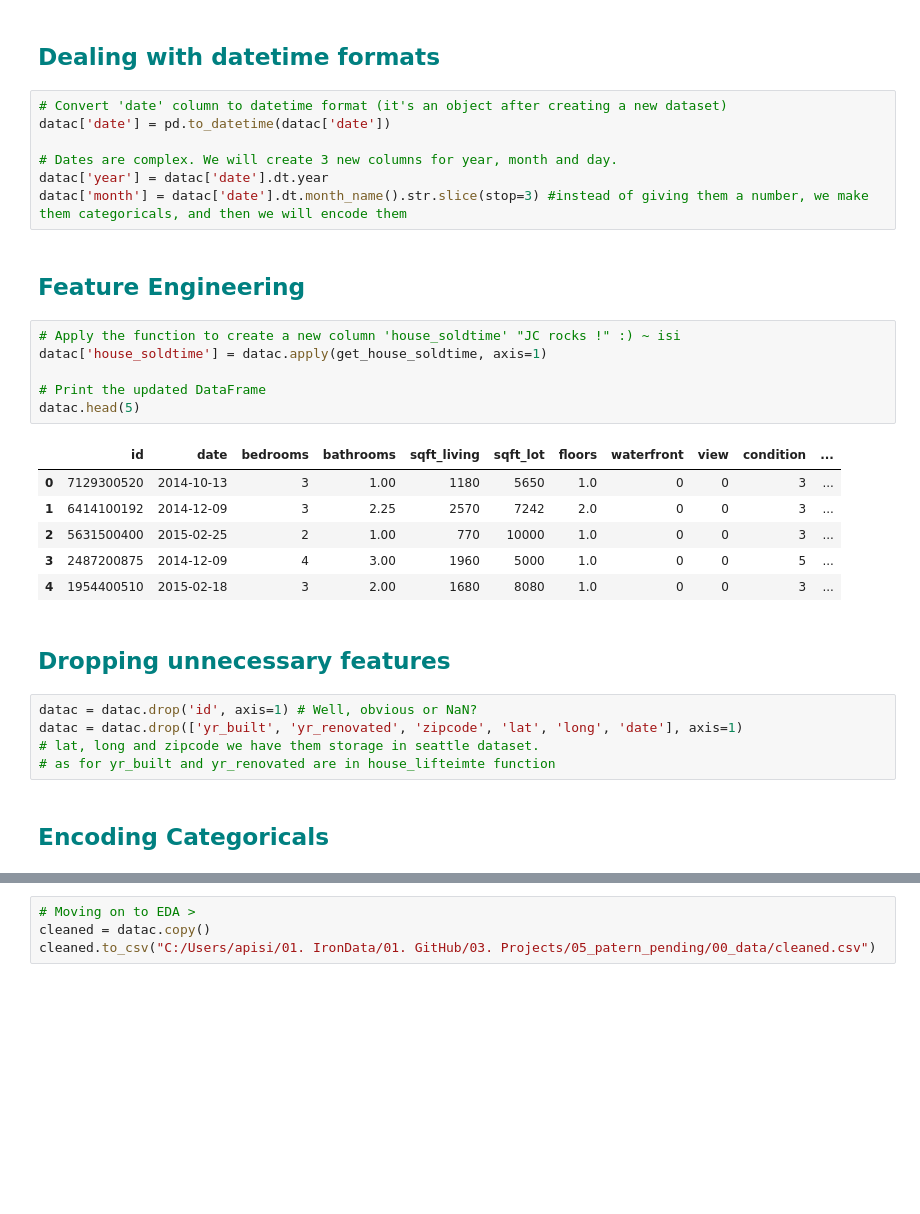
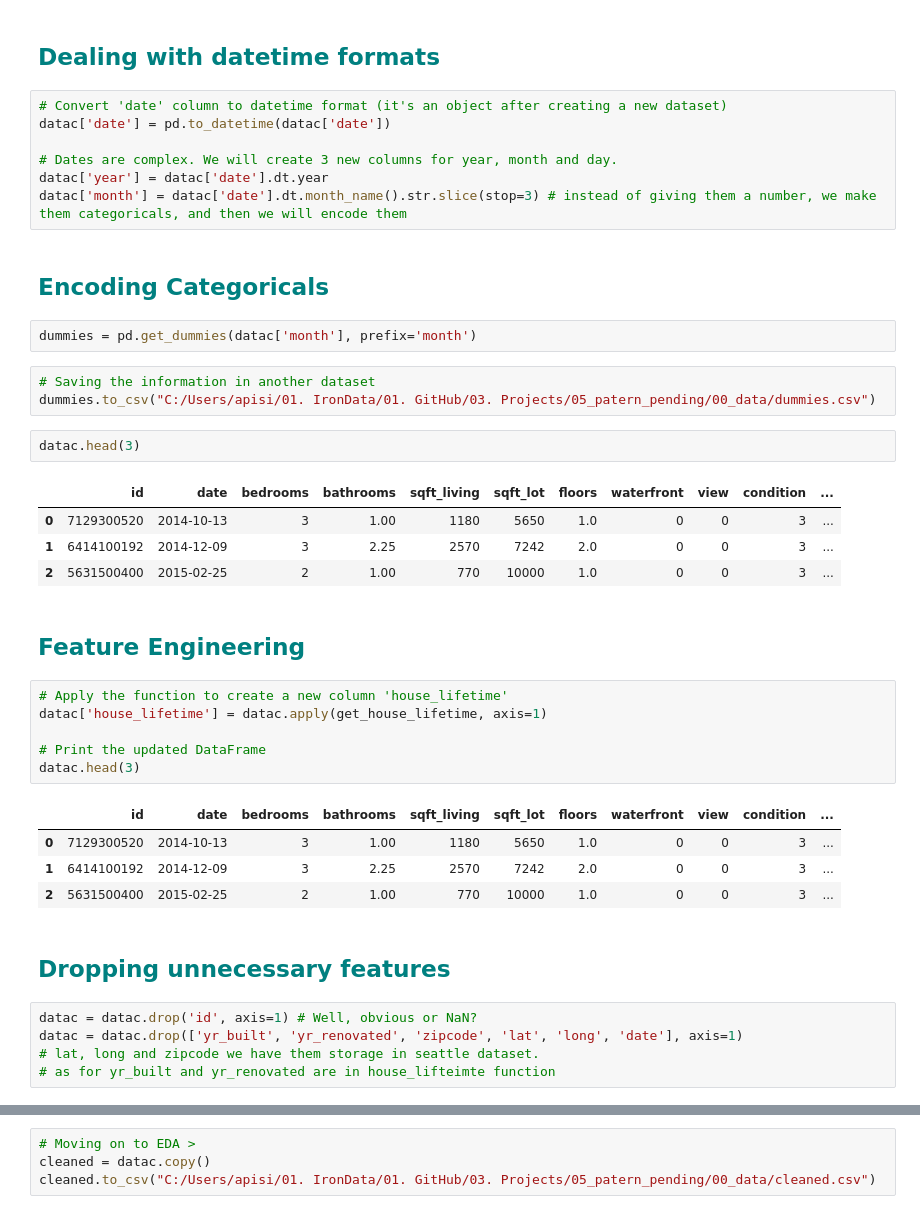
Before and after one commit to jesus-jpeg/patent-pending, a Jupyter notebook: 03_python_scripts/02_data_cleaning.ipynb, the cells around one changed output, grey strips where cells are left out. Cells and saved outputs as stored; diff of their text form; blank space fills up the shorter version.

Commit message:
(not)up2date

```diff
--- a/03_python_scripts/02_data_cleaning.ipynb
+++ b/03_python_scripts/02_data_cleaning.ipynb
@@ -82,28 +78,38 @@ datac['date'] = pd.to_datetime(datac['date'])
 
 # Dates are complex. We will create 3 new columns for year, month and day.
 datac['year'] = datac['date'].dt.year
-datac['month'] = datac['date'].dt.month_name().str.slice(stop=3) #instead of giving them a number, we make them categoricals, and then we will encode them
+datac['month'] = datac['date'].dt.month_name().str.slice(stop=3) # instead of giving them a number, we make them categoricals, and then we will encode them
+# %% [markdown]
+<h2 style="color: #008080;">Encoding Categoricals</h2>
+# %%
+dummies = pd.get_dummies(datac['month'], prefix='month')
+# %%
+# Saving the information in another dataset
+dummies.to_csv("C:/Users/apisi/01. IronData/01. GitHub/03. Projects/05_patern_pending/00_data/dummies.csv")
+# %%
+datac.head(3)
+# %% [output]
+|  | id | date | bedrooms | bathrooms | sqft_living | sqft_lot | floors | waterfront | view | condition | ... |
+| 0 | 7129300520 | 2014-10-13 | 3 | 1.00 | 1180 | 5650 | 1.0 | 0 | 0 | 3 | ... |
+| 1 | 6414100192 | 2014-12-09 | 3 | 2.25 | 2570 | 7242 | 2.0 | 0 | 0 | 3 | ... |
+| 2 | 5631500400 | 2015-02-25 | 2 | 1.00 | 770 | 10000 | 1.0 | 0 | 0 | 3 | ... |
 # %% [markdown]
 <h2 style="color: #008080;">Feature Engineering</h2>
 # %%
-# Apply the function to create a new column 'house_soldtime' "JC rocks !" :) ~ isi
-datac['house_soldtime'] = datac.apply(get_house_soldtime, axis=1)
+# Apply the function to create a new column 'house_lifetime'
+datac['house_lifetime'] = datac.apply(get_house_lifetime, axis=1)
 
 # Print the updated DataFrame
-datac.head(5)
+datac.head(3)
 # %% [output]
 |  | id | date | bedrooms | bathrooms | sqft_living | sqft_lot | floors | waterfront | view | condition | ... |
 | 0 | 7129300520 | 2014-10-13 | 3 | 1.00 | 1180 | 5650 | 1.0 | 0 | 0 | 3 | ... |
 | 1 | 6414100192 | 2014-12-09 | 3 | 2.25 | 2570 | 7242 | 2.0 | 0 | 0 | 3 | ... |
 | 2 | 5631500400 | 2015-02-25 | 2 | 1.00 | 770 | 10000 | 1.0 | 0 | 0 | 3 | ... |
-| 3 | 2487200875 | 2014-12-09 | 4 | 3.00 | 1960 | 5000 | 1.0 | 0 | 0 | 5 | ... |
-| 4 | 1954400510 | 2015-02-18 | 3 | 2.00 | 1680 | 8080 | 1.0 | 0 | 0 | 3 | ... |
-# %% [markdown]
-<h2 style="color: #008080;">Dropping unnecessary features</h2>
+# %% [markdown]
+<h2 style="color: #008080;">Dropping unnecessary features</h2>
 # %%
 datac = datac.drop('id', axis=1) # Well, obvious or NaN?
 datac = datac.drop(['yr_built', 'yr_renovated', 'zipcode', 'lat', 'long', 'date'], axis=1)
 # lat, long and zipcode we have them storage in seattle dataset.
 # as for yr_built and yr_renovated are in house_lifteimte function
-# %% [markdown]
-<h2 style="color: #008080;">Encoding Categoricals</h2>
```
Also changed, not shown: parts of 3 cells of this notebook, 12 other files.
